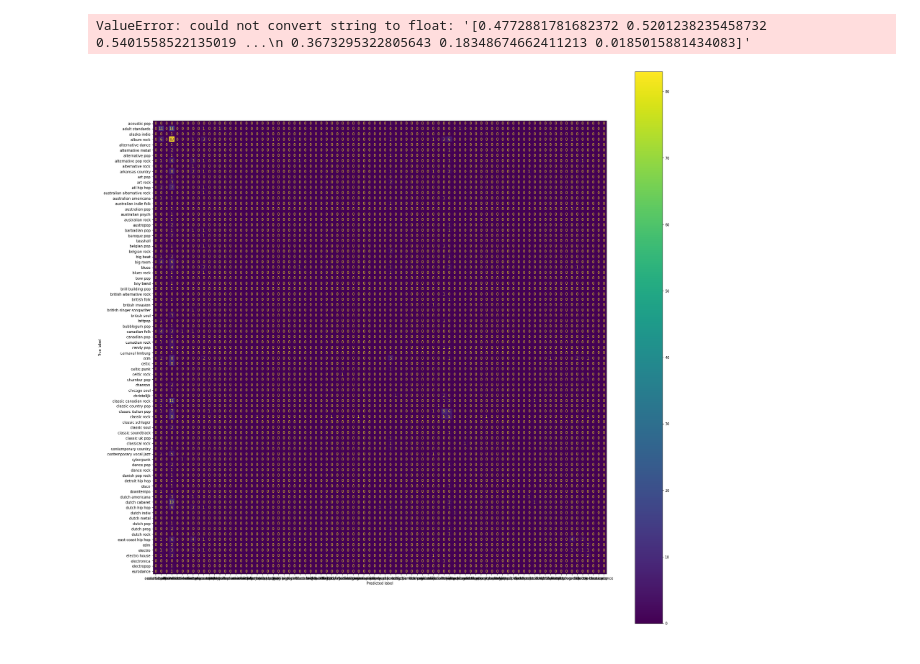
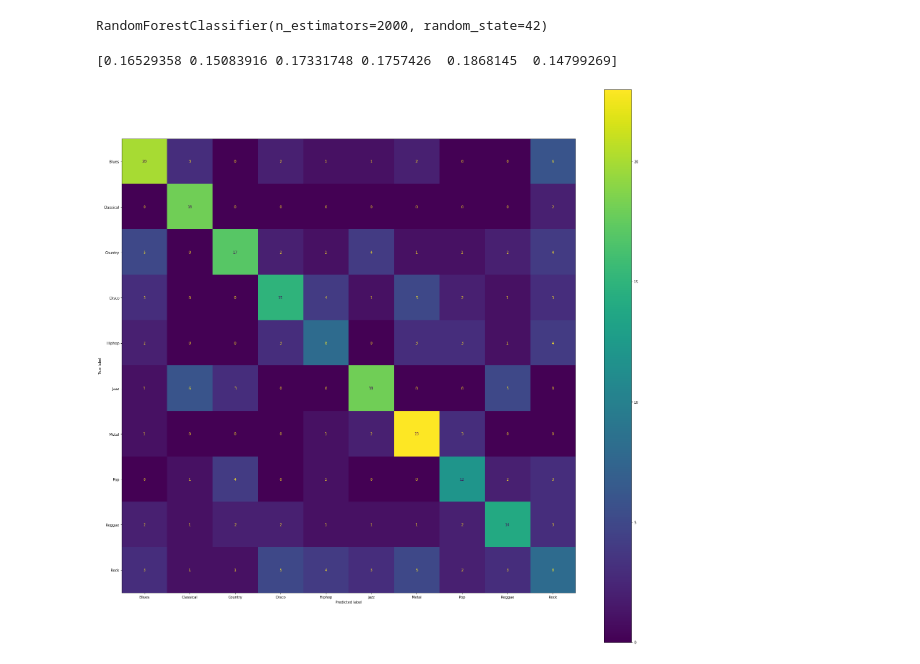
Before and after one commit to acarrill/TFGNotebooks, a Jupyter notebook: ClassificationTree.ipynb, the cells around one changed output. Cells and saved outputs as stored; diff of their text form; code cells hidden in the pictures.

Commit message:
Add files via upload
Tests with two datasets changing mfccs. Code of DataFramesGeneratos now cleaner

```diff
--- a/ClassificationTree.ipynb
+++ b/ClassificationTree.ipynb
@@ -51,16 +53,14 @@ labelColumn = 'Genre'
 labels = np.array(features[labelColumn])
 print(np.unique(labels))
 
-print("The labels of out dataset are:", labels)
+print("The labels of out dataset are:", np.unique(labels))
 print("And their shape is:", labels.shape)
 
-# featureColumsToDrop = ['Artist', 'Title', 'ï»¿Index', 'Top Genre', 'Year']
-
-featureColumsToDrop = ['Unnamed: 0', 'Genre']
+featureColumsToDrop = ['Unnamed: 0', 'Genre', 'CQT']
 
 features = features.drop(featureColumsToDrop, 1)
 
-print("And their shape is:", features.shape)
+print("The features of out dataset are:")
 
 features.head(5)
 # %% [output]
@@ -77,13 +80,10 @@ And their shape is: (4, 7)
 # Using Skicit-learn to split data into training and testing sets
 from sklearn.model_selection import train_test_split
 # Split the data into training and testing sets
-train_features, test_features, train_labels, test_labels = train_test_split(features, labels, test_size = 0.25, random_state = 42)
+train_features, test_features, train_labels, test_labels = train_test_split(features, labels, test_size = 0.3, random_state = 42)
 
 print('Training Features Shape:', train_features.shape)
 print('Training Labels Shape:', train_labels.shape)
 print('Testing Features Shape:', test_features.shape)
 print('Testing Labels Shape:', test_labels.shape)
-
-
-print(train_features['MFCCS'])
 # %% [output]
@@ -98,18 +93,0 @@ Name: MFCCS, dtype: object
-# %%
-# we must preprocessed length
-def replace_comma(array_list):
-    column_processed = []
-    for x in array_list:
-        column_processed.append(x.replace('[', ''))
-        column_processed.append(x.replace(']', ''))
-    return column_processed
-
-print(train_features['MFCCS'])
-train_features['Energy'] = replace_comma(train_features['Energy'][1])
-train_features['RMSE'] = replace_comma(train_features['RMSE'][1])
-train_features['MFCCS'] = replace_comma(train_features['MFCCS'][1])
-train_features['CQT'] = replace_comma(train_features['CQT'][1])
-train_features['Spectral_Contrast'] = replace_comma(train_features['Spectral_Contrast'][1])
-train_features['Chromagram'] = replace_comma(train_features['Chromagram'][1])
-
-print(train_features['Energy'])
@@ -132,24 +96,29 @@ ValueError: Length of values (142) does not match length of index (750)
 from sklearn.ensemble import RandomForestClassifier
 
 # Instantiate model with 1000 decision trees
-rf = RandomForestClassifier(n_estimators = 1000, random_state = 42)
+rf = RandomForestClassifier(n_estimators = 2000, random_state = 42)
 
 # Train the model on training data
 rf.fit(train_features, train_labels)
 # %% [output]
-ValueError: could not convert string to float: '[0.4772881781682372 0.5201238235458732 0.5401558522135019 ...\n 0.3673295322805643 0.18348674662411213 0.0185015881434083]'
+RandomForestClassifier(n_estimators=2000, random_state=42)
+# %%
+print(rf.feature_importances_)
+# %% [output]
+[0.16529358 0.15083916 0.17331748 0.1757426  0.1868145  0.14799269]
 # %%
 from sklearn.metrics import plot_confusion_matrix
 from matplotlib.pyplot import figure
 
-# we must preprocessed length
-test_features['Length (Duration)'] = replace_comma(test_features['Length (Duration)'])
 
 predictions = rf.predict(test_features)
 
 plot_confusion_matrix(rf, test_features, test_labels)
 fig = plt.gcf()
 fig.set_size_inches(28.5, 28.5)
 plt.show()
+
+# import junix;
+# junix.export_images(filepath= "ClassificationTree.ipynb")
 # %% [output]
-[figure, old version]
+[figure, new version]
```
Also changed, not shown: parts of 4 cells of this notebook, 4 other files.
